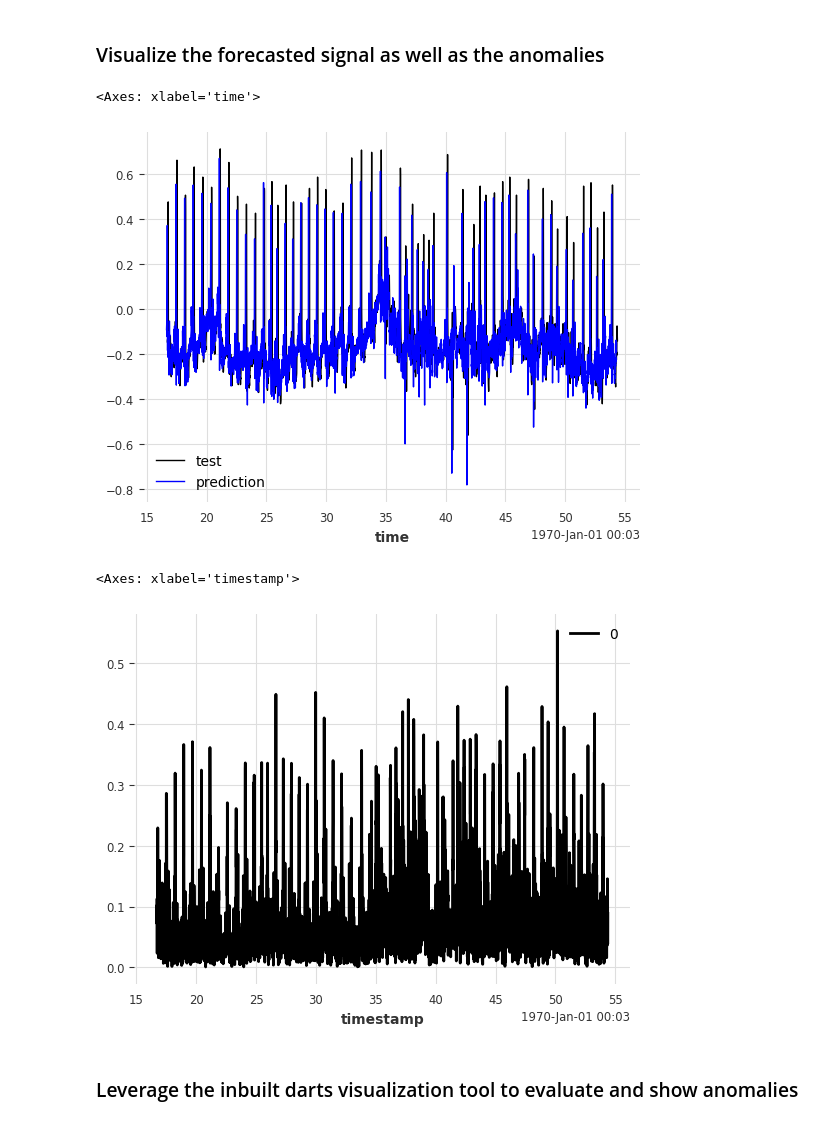
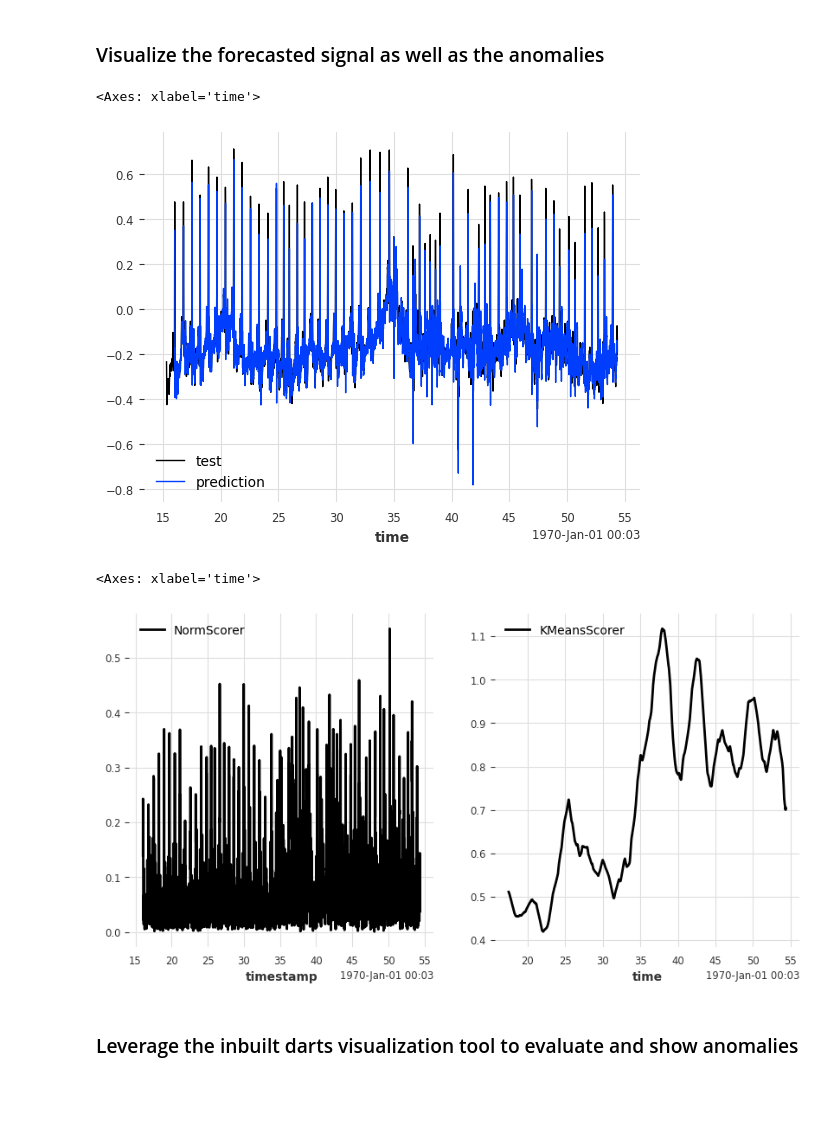
Before and after one commit to unit8co/sds2024-anomaly-detection, a Jupyter notebook: anomaly_detection/AnomalyDetection.ipynb, the cells around one changed output. Saved outputs shown, nothing was run; the diff lists cells and outputs as text; code cells hidden in the pictures; blank space fills up the shorter version.

```diff
--- a/anomaly_detection/AnomalyDetection.ipynb
+++ b/anomaly_detection/AnomalyDetection.ipynb
@@ -126,6 +124,6 @@ plt.show()
 # %%
 # Identified most common period
-period = 90
+period = 92
 # %% [markdown]
 ## Task #5
 ### Develop an anomaly detection model step by step by (see figure below):
@@ -203,2 +208,2 @@ ts_ecg_train_predicted = forecasting_model.historical_forecasts(ts_ecg_train, re
 # %%
-scorer.fit_from_prediction(ts_ecg_train,ts_ecg_train_predicted)
+scorer.fit_from_prediction(series=ts_ecg_train, pred_series=ts_ecg_train_predicted)
@@ -240,31 +236,26 @@ This exercise aims to illustrate the power of the darts anomaly detection module
 #### Train an
 # %%
 from darts.ad.anomaly_model.forecasting_am import ForecastingAnomalyModel
-from darts.models import LinearRegressionModel
 from darts.ad.scorers import NormScorer, KMeansScorer
-
-# Instatiate of a forecasting model - e.g. RegressionModel with a defined lag
-forecasting_model = LinearRegressionModel(lags=period)
 
 # Instantiate the anomaly model with: one forecasting model, and one or more scorers (and corresponding parameters)
 anomaly_model = ForecastingAnomalyModel(
     model=forecasting_model,
     scorer=[
          NormScorer(ord=1),
-         KMeansScorer(k=50, window=2*period, component_wise=False)
+         KMeansScorer(k=50, window=2*period, component_wise=False, random_state=42)
     ],
 )
 
 # Fit anomaly model
-START = 2 * period
-anomaly_model.fit(ts_ecg_train, start=START, allow_model_training=True)
+anomaly_model.fit(ts_ecg_train, allow_model_training=False)
 # %% [output]
 <darts.ad.anomaly_model.forecasting_am.ForecastingAnomalyModel at 0x...>
 # %% [markdown]
 #### Create anomaly scores and prediction in one step
 # %%
 # Score with the anomaly model (forecasting + scoring)
-anomaly_scores, model_forecasting = anomaly_model.score(
-    ts_ecg_test, start=2*period, return_model_prediction=True
+anomaly_scores, predictions = anomaly_model.score(
+    series=ts_ecg_test, return_model_prediction=True
 )
 # %% [markdown]
@@ -272,19 +262,19 @@ anomaly_scores, model_forecasting = anomaly_model.score(
 ### Visualize the forecasted signal as well as the anomalies
 # %%
 # Forecasting
-fig, ax = plt.subplots(1,1)
-window = 10000
-ts_ecg_test['ECG1'][2*period:2*period+window].plot(ax=ax,color='k',linewidth=1,label='test')
-model_forecasting['ECG1'][:window].shift(-10).plot(ax=ax,color='b',linewidth=1,label='prediction')
+ts_ecg_test['ECG1'].plot(label='test', lw=1.)
+predictions['ECG1'].plot(label='prediction', lw=1.)
 # %% [output]
 <Axes: xlabel='time'>
-[figure, old version]
+[figure, new version]
 # %%
 # Anomalies
-anomaly_scores[0].plot() # indeces corresponding to the scorers
+fig, (ax1, ax2) = plt.subplots(ncols=2, figsize=(10, 5))
+anomaly_scores[0].plot(ax=ax1, label="NormScorer") # indeces corresponding to the scorers
+anomaly_scores[1].plot(ax=ax2, label="KMeansScorer") # indeces corresponding to the scorers
 # %% [output]
-<Axes: xlabel='timestamp'>
+<Axes: xlabel='time'>
-[figure, old version]
+[figure, new version]
 # %% [markdown]
 ### Leverage the inbuilt darts visualization tool to evaluate and show anomalies
 # %%
```
Also changed, not shown: parts of 23 cells of this notebook, 1 other file.
